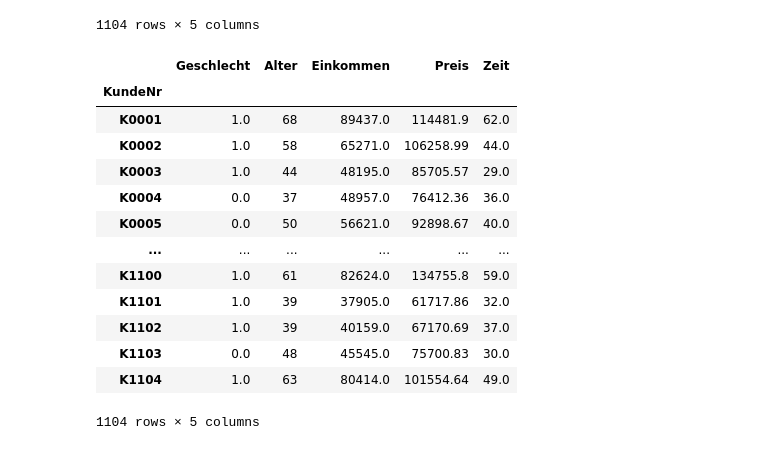
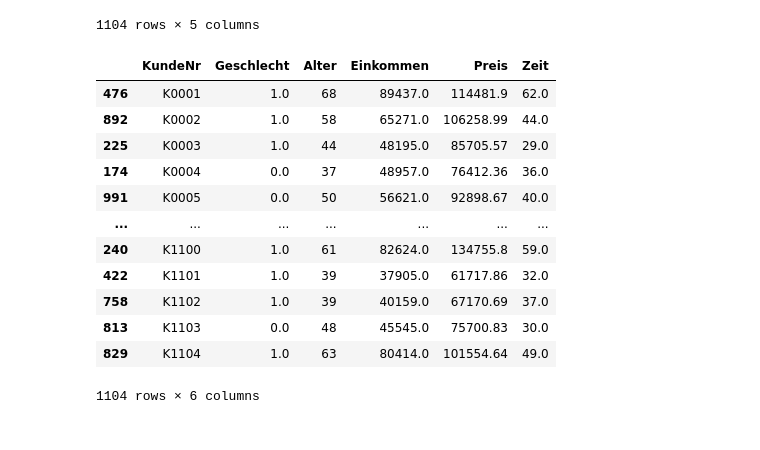
Before and after one commit to FastResearch/final_projectSS2024_Group3, a Jupyter notebook: organise Tab_Kund-SK-.ipynb, the cells around one changed output. Drawn from its saved outputs; the diff is of its cells as text; code cells hidden in the pictures.

Commit message:
tables_ges

```diff
--- a/organise Tab_Kund-SK-.ipynb
+++ b/organise Tab_Kund-SK-.ipynb
@@ -56,7 +56,7 @@ table_customer_split
 # %%
 # rename columns | tutorial: https://stackoverflow.com/questions/11346283/renaming-column-names-in-pandas
 # %%
-table_customer_rename = table_customer_1.set_axis(['Alter', 'Einkommen', 'Preis', 'Geschlecht', 'Zeit', 'KundeNr'], axis = 1)
+table_customer_rename = table_customer_split.set_axis(['Alter', 'Einkommen', 'Preis', 'Geschlecht', 'Zeit', 'KundeNr'], axis = 1)
 table_customer_rename
 # %% [output]
 |  | Alter | Einkommen | Preis | Geschlecht | Zeit | KundeNr |
@@ -112,20 +112,19 @@ table_customer_KNrisindex
 | K1104 | 63 | 80414.0 | 101554.64 | 1.0 | 49.0 |
 1104 rows × 5 columns
 # %%
-table_customer_resorted = table_customer_KNrisindex[['Geschlecht', 'Alter', 'Einkommen', 'Preis', 'Zeit']]
+table_customer_resorted = table_customer_KNr[['KundeNr', 'Geschlecht', 'Alter', 'Einkommen', 'Preis', 'Zeit']]
 table_customer_resorted
 # %% [output]
-|  | Geschlecht | Alter | Einkommen | Preis | Zeit |
-| KundeNr |  |  |  |  |  |
-| K0001 | 1.0 | 68 | 89437.0 | 114481.9 | 62.0 |
-| K0002 | 1.0 | 58 | 65271.0 | 106258.99 | 44.0 |
-| K0003 | 1.0 | 44 | 48195.0 | 85705.57 | 29.0 |
-| K0004 | 0.0 | 37 | 48957.0 | 76412.36 | 36.0 |
-| K0005 | 0.0 | 50 | 56621.0 | 92898.67 | 40.0 |
-| ... | ... | ... | ... | ... | ... |
-| K1100 | 1.0 | 61 | 82624.0 | 134755.8 | 59.0 |
-| K1101 | 1.0 | 39 | 37905.0 | 61717.86 | 32.0 |
-| K1102 | 1.0 | 39 | 40159.0 | 67170.69 | 37.0 |
-| K1103 | 0.0 | 48 | 45545.0 | 75700.83 | 30.0 |
-| K1104 | 1.0 | 63 | 80414.0 | 101554.64 | 49.0 |
+|  | KundeNr | Geschlecht | Alter | Einkommen | Preis | Zeit |
+| 476 | K0001 | 1.0 | 68 | 89437.0 | 114481.9 | 62.0 |
+| 892 | K0002 | 1.0 | 58 | 65271.0 | 106258.99 | 44.0 |
+| 225 | K0003 | 1.0 | 44 | 48195.0 | 85705.57 | 29.0 |
+| 174 | K0004 | 0.0 | 37 | 48957.0 | 76412.36 | 36.0 |
+| 991 | K0005 | 0.0 | 50 | 56621.0 | 92898.67 | 40.0 |
+| ... | ... | ... | ... | ... | ... | ... |
+| 240 | K1100 | 1.0 | 61 | 82624.0 | 134755.8 | 59.0 |
+| 422 | K1101 | 1.0 | 39 | 37905.0 | 61717.86 | 32.0 |
+| 758 | K1102 | 1.0 | 39 | 40159.0 | 67170.69 | 37.0 |
+| 813 | K1103 | 0.0 | 48 | 45545.0 | 75700.83 | 30.0 |
+| 829 | K1104 | 1.0 | 63 | 80414.0 | 101554.64 | 49.0 |
-1104 rows × 5 columns
+1104 rows × 6 columns
```
Also changed, not shown: parts of 17 cells of this notebook, 1 other file.
